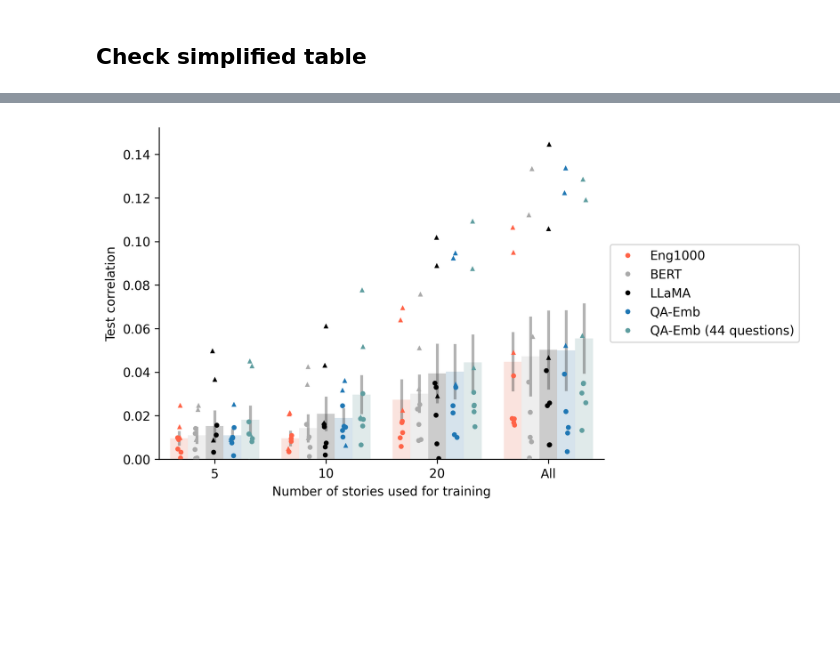
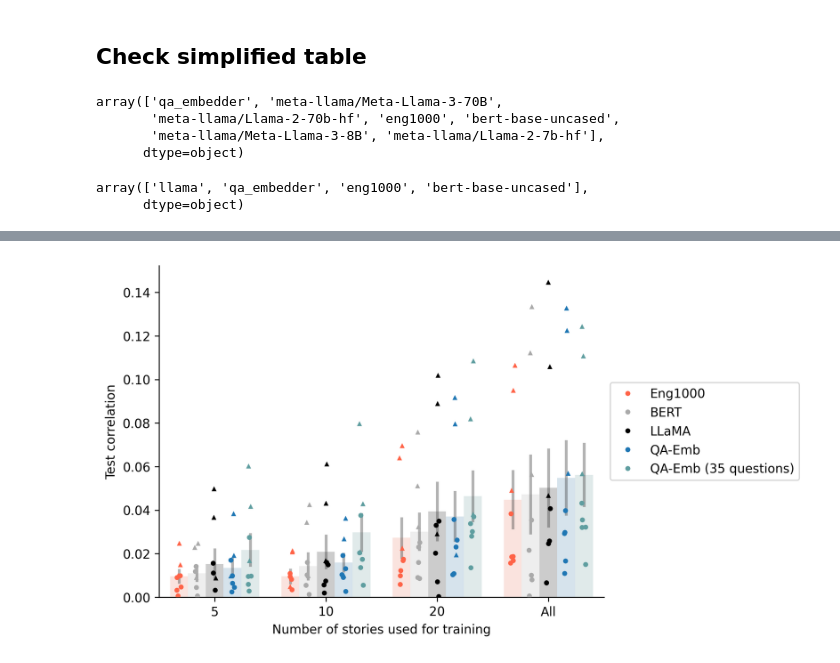
Before and after one commit to csinva/fmri, a Jupyter notebook: notebooks/03_subsample_curves.ipynb, the cells around one changed output, grey strips where cells are left out. Saved outputs shown, nothing was run; the diff lists cells and outputs as text; code cells hidden in the pictures; blank space fills up the shorter version.

```diff
--- a/notebooks/03_subsample_curves.ipynb
+++ b/notebooks/03_subsample_curves.ipynb
@@ -21,12 +23,13 @@ experiment varied these params: ['subject', 'num_stories', 'feature_space', 'emb
 # %%
-r = r[r.qa_questions_version.isin(['', 'v3_boostexamples'])]
+# r = rr
+r = r[r.qa_questions_version.isin(['', 'v3_boostexamples_merged'])]
 # r = r[r.feature_selection_alpha == -1]
 r = r[~r.feature_space.isin(
     ['meta-llama/Llama-2-7b-hf', 'meta-llama/Meta-Llama-3-8B'])]
 cols_varied = [c for c in cols_varied if not c in [
     'feature_selection_stability_seeds']]
 
-r = r[r.qa_embedding_model.isin(['', 'ensemble1'])]
+r = r[r.qa_embedding_model.isin(['', 'ensemble1', 'ensemble2'])]
 
 # only keep feature selection with stability
 r = r[(r.feature_selection_alpha < 0) | (
@@ -87,5 +90,17 @@ display(
 # %% [markdown]
 ## Check simplified table
+# %%
+rr.feature_space.unique()
+# %% [output]
+array(['qa_embedder', 'meta-llama/Meta-Llama-3-70B',
+       'meta-llama/Llama-2-70b-hf', 'eng1000', 'bert-base-uncased',
+       'meta-llama/Meta-Llama-3-8B', 'meta-llama/Llama-2-7b-hf'],
+      dtype=object)
+# %%
+r.feature_space_simplified.unique()
+# %% [output]
+array(['llama', 'qa_embedder', 'eng1000', 'bert-base-uncased'],
+      dtype=object)
 # %%
 d = r
 d.num_stories = d.num_stories.replace(-1, 100)
@@ -130,13 +145,13 @@ d['legend'] = d['legend'].map(lambda x: {
     ('Eng1000', -1.0): 'Eng1000',
     ('LLaMA', -1.0): 'LLaMA',
     ('QA-Emb', -1.0): 'QA-Emb',
-    ('QA-Emb', 0.28): 'QA-Emb (44 questions)'
+    ('QA-Emb', 0.28): 'QA-Emb (35 questions)'
 }.get(x, x))
 kwargs = dict(
     x='num_stories',
     y='corrs_test_mean',
     hue='legend',
-    hue_order=['Eng1000', 'BERT', 'LLaMA', 'QA-Emb', 'QA-Emb (44 questions)'],
+    hue_order=['Eng1000', 'BERT', 'LLaMA', 'QA-Emb', 'QA-Emb (35 questions)'],
     palette=['tomato', '#aaa', '#000', 'C0', 'cadetblue'],
     dodge=True,
 )
@@ -188,4 +203,4 @@ plt.show()
-[figure, old version]
+[figure, new version]
 # %%
 num_stories_list = [5, 10, 20, 100]
 dt = d_tab.reset_index()
```
Also changed, not shown: parts of 7 cells of this notebook, 6 other files.
